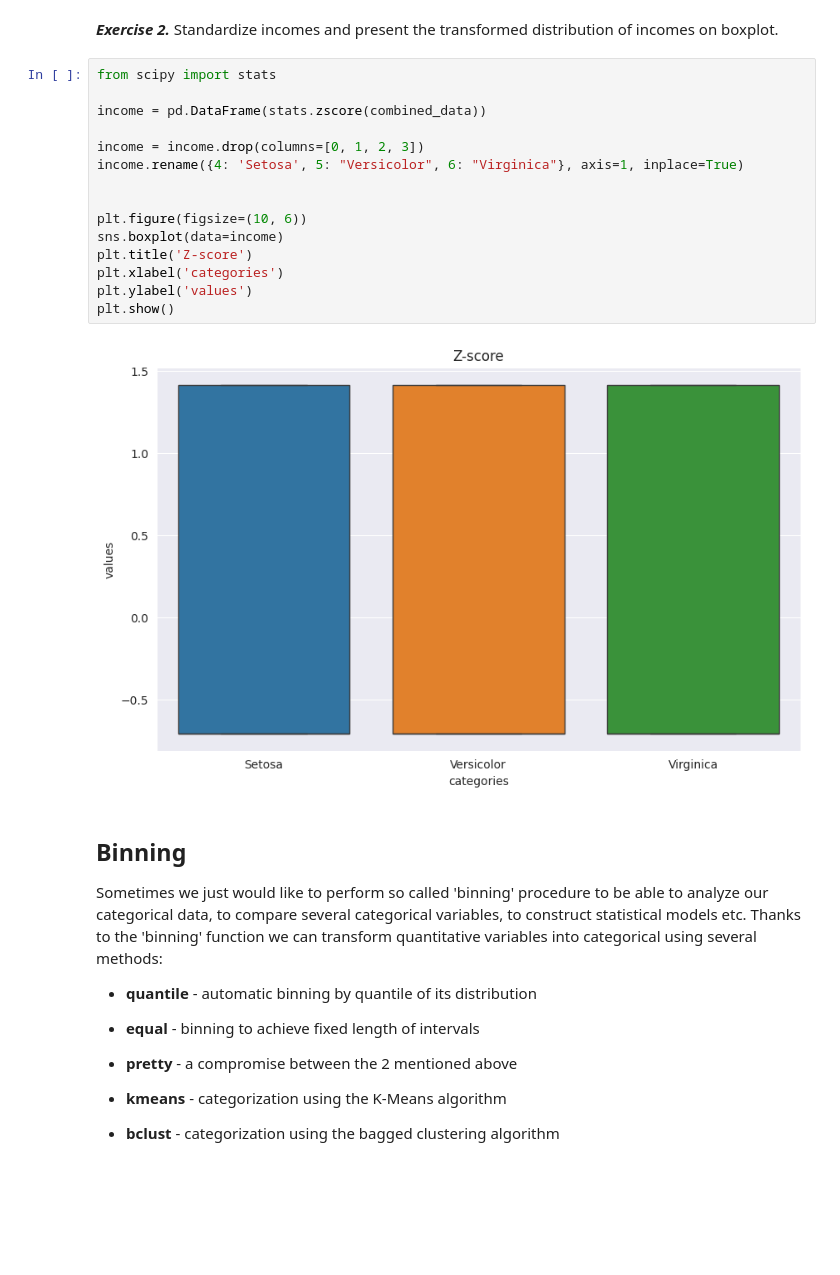
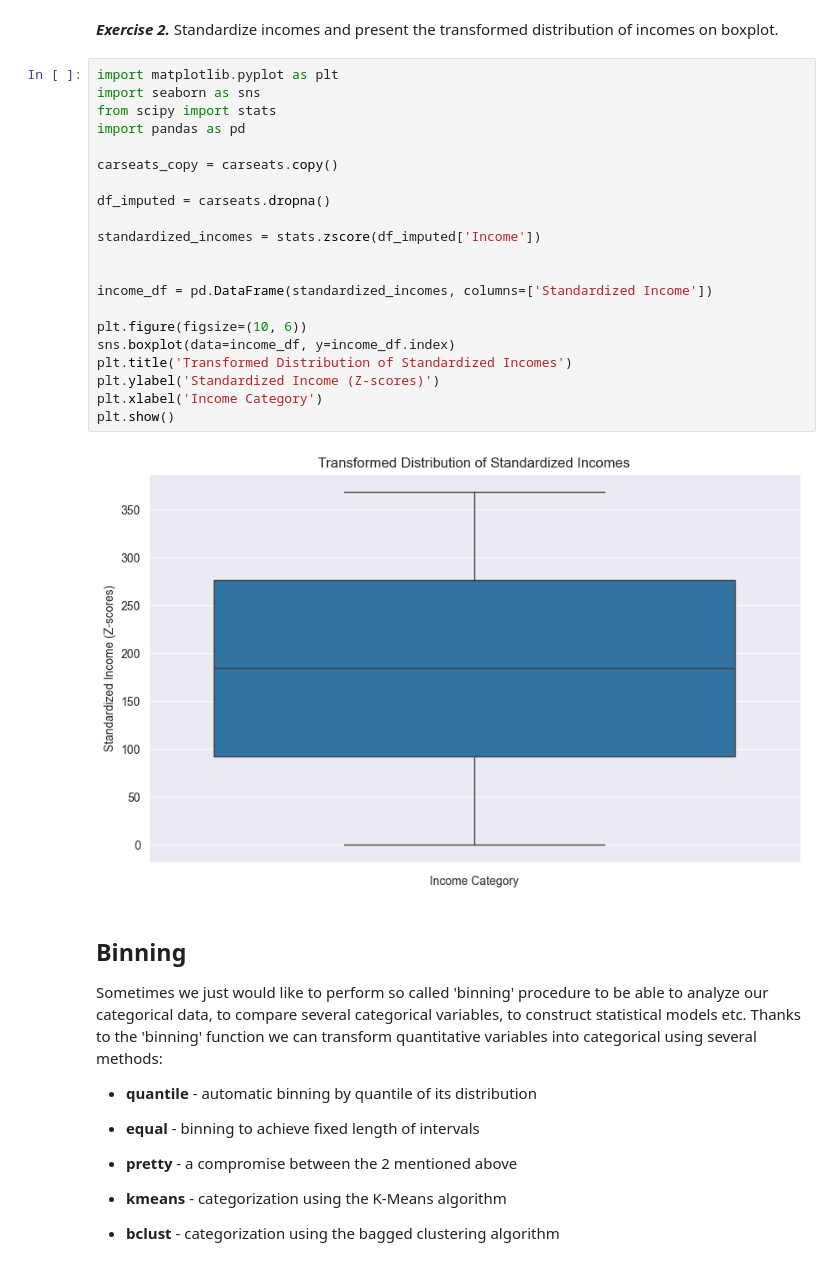
Before and after one commit to Just-Simon-Dev/PG-Descriptive-Statistics, a Jupyter notebook: report-3/Exercise 4.ipynb, the cells around one changed output. Drawn from its saved outputs; the diff is of its cells as text; blank space fills up the shorter version.

```diff
--- a/report-3/Exercise 4.ipynb
+++ b/report-3/Exercise 4.ipynb
@@ -473,23 +474,29 @@ In order to solve problems with very skewed distributions we can also use severa
 -   x\^3
 # %% [markdown]
 ***Exercise 2.*** Standardize incomes and present the transformed distribution of incomes on boxplot.
-# %%
-from scipy import stats
-
-income = pd.DataFrame(stats.zscore(combined_data))
-
-income = income.drop(columns=[0, 1, 2, 3])
-income.rename({4: 'Setosa', 5: "Versicolor", 6: "Virginica"}, axis=1, inplace=True)
-
-
-plt.figure(figsize=(10, 6))
-sns.boxplot(data=income)
-plt.title('Z-score')
-plt.xlabel('categories')
-plt.ylabel('values')
-plt.show()
-# %% [output]
-[figure, removed]
+# %%
+import matplotlib.pyplot as plt
+import seaborn as sns
+from scipy import stats
+import pandas as pd
+
+carseats_copy = carseats.copy()
+
+df_imputed = carseats.dropna()
+
+standardized_incomes = stats.zscore(df_imputed['Income'])
+
+
+income_df = pd.DataFrame(standardized_incomes, columns=['Standardized Income'])
+
+plt.figure(figsize=(10, 6))
+sns.boxplot(data=income_df, y=income_df.index)
+plt.title('Transformed Distribution of Standardized Incomes')
+plt.ylabel('Standardized Income (Z-scores)')
+plt.xlabel('Income Category')
+plt.show()
+# %% [output]
+[figure, added]
 # %% [markdown]
 ## Binning
 
```
Also changed, not shown: parts of 20 cells of this notebook, 1 other file.
